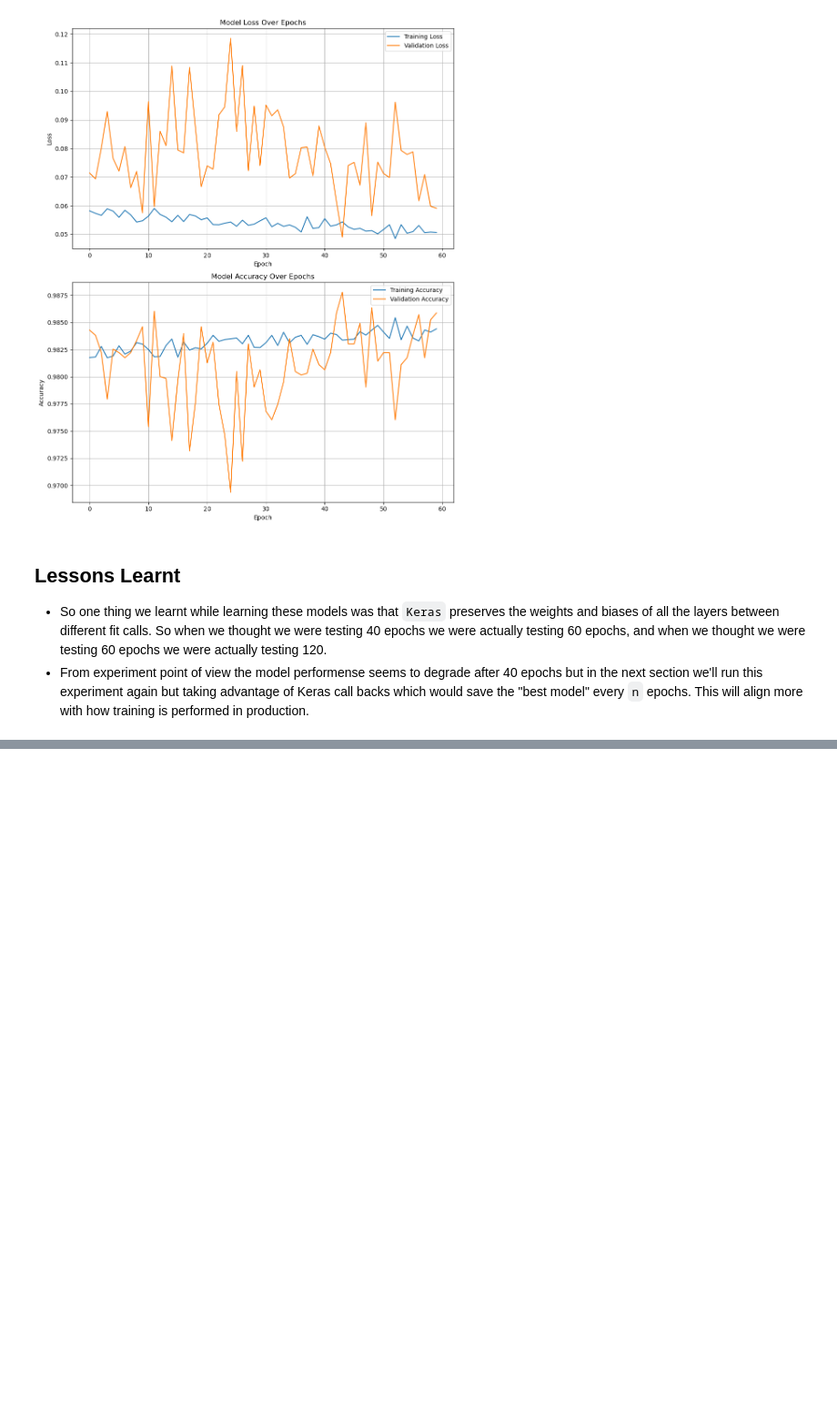
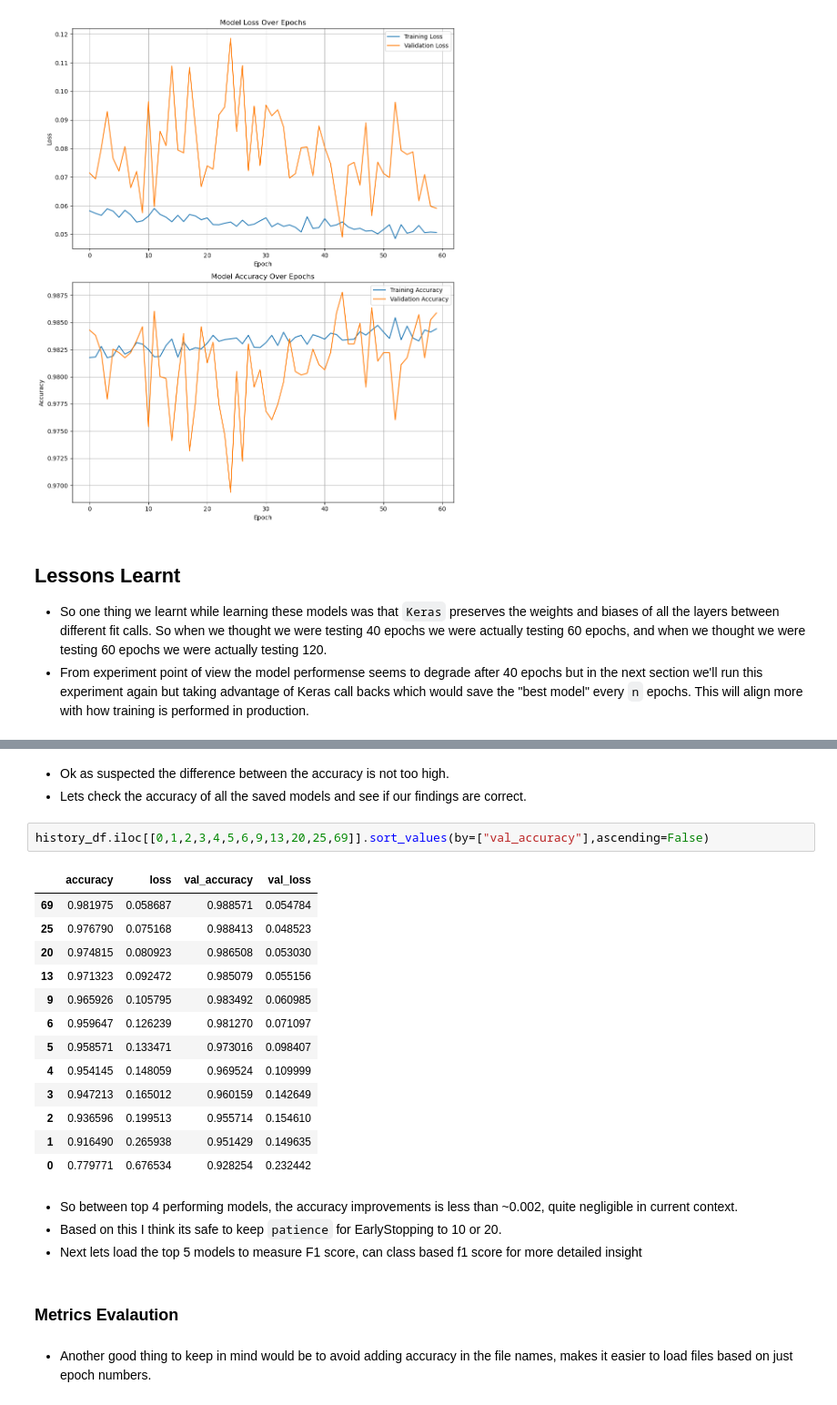
Before and after one commit to gaurangdave/mnist_cnn, a Jupyter notebook: notebooks/01_training_evaluation.ipynb, the cells around one changed output, grey strips where cells are left out. Shown at 91% size. Drawn from its saved outputs; the diff is of its cells as text; blank space fills up the shorter version.

```diff
--- a/notebooks/01_training_evaluation.ipynb
+++ b/notebooks/01_training_evaluation.ipynb
@@ -405,0 +560,27 @@ plt.show()
+# %% [markdown]
+* Ok as suspected the difference between the accuracy is not too high.
+* Lets check the accuracy of all the saved models and see if our findings are correct.
+# %%
+history_df.iloc[[0,1,2,3,4,5,6,9,13,20,25,69]].sort_values(by=["val_accuracy"],ascending=False)
+# %% [output]
+|  | accuracy | loss | val_accuracy | val_loss |
+| 69 | 0.981975 | 0.058687 | 0.988571 | 0.054784 |
+| 25 | 0.976790 | 0.075168 | 0.988413 | 0.048523 |
+| 20 | 0.974815 | 0.080923 | 0.986508 | 0.053030 |
+| 13 | 0.971323 | 0.092472 | 0.985079 | 0.055156 |
+| 9 | 0.965926 | 0.105795 | 0.983492 | 0.060985 |
+| 6 | 0.959647 | 0.126239 | 0.981270 | 0.071097 |
+| 5 | 0.958571 | 0.133471 | 0.973016 | 0.098407 |
+| 4 | 0.954145 | 0.148059 | 0.969524 | 0.109999 |
+| 3 | 0.947213 | 0.165012 | 0.960159 | 0.142649 |
+| 2 | 0.936596 | 0.199513 | 0.955714 | 0.154610 |
+| 1 | 0.916490 | 0.265938 | 0.951429 | 0.149635 |
+| 0 | 0.779771 | 0.676534 | 0.928254 | 0.232442 |
+# %% [markdown]
+* So between top 4 performing models, the accuracy improvements is less than ~0.002, quite negligible in current context.
+* Based on this I think its safe to keep `patience` for EarlyStopping to 10 or 20.
+* Next lets load the top 5 models to measure F1 score, can class based f1 score for more detailed insight
+# %% [markdown]
+### Metrics Evalaution
+# %% [markdown]
+* Another good thing to keep in mind would be to avoid adding accuracy in the file names, makes it easier to load files based on just epoch numbers.
```
Also changed, not shown: parts of 13 cells of this notebook, 1 other file.
